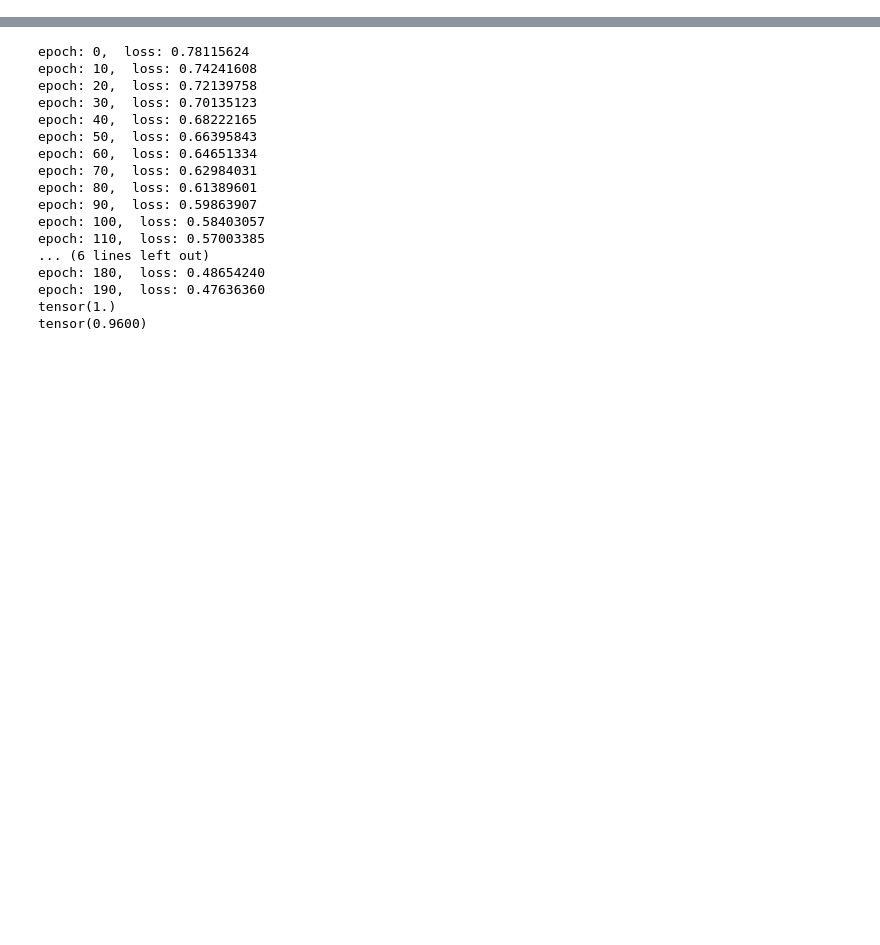
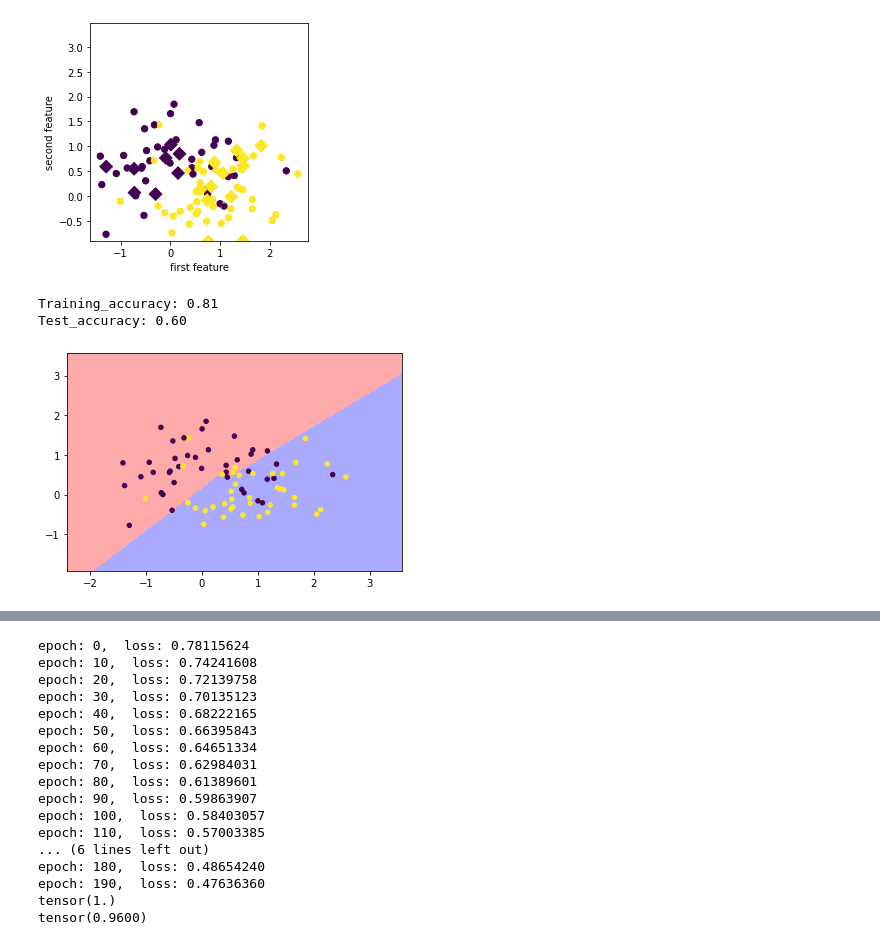
Before and after one commit to eriksali/DNN_2023_DL, a Jupyter notebook: a2-2_data.ipynb, the cells around one changed output, grey strips where cells are left out. Cells and saved outputs as stored; diff of their text form; code cells hidden in the pictures; blank space fills up the shorter version.

```diff
--- a/a2-2_data.ipynb
+++ b/a2-2_data.ipynb
@@ -2,0 +231,52 @@
+# %%
+## Assignment #2
+## Q3
+## Sigmoid
+
+import numpy as np
+from sklearn.neural_network import MLPClassifier
+from sklearn.datasets import make_moons
+from sklearn.datasets import make_circles
+from sklearn.model_selection import train_test_split
+import matplotlib.pyplot as plt
+
+X, y = make_moons(n_samples = 100, noise = 0.50, random_state = 3)
+##X, y = make_circles(n_samples = 300, noise = 0.050, random_state = 2, factor = .2)
+X_train, X_test, y_train, y_test = train_test_split(X, y, test_size = 0.2, random_state = 42)
+plt.scatter(X_train[:, 0], X_train[:, 1], c = y_train, s = 40)
+plt.xlabel("Feature 0")
+plt.ylabel("Feature 1")
+plt.axis("square")
+
+mlp = MLPClassifier(hidden_layer_sizes = 5, activation = 'logistic', learning_rate_init = 0.05, batch_size = 10, solver = 'lbfgs', random_state = 0, max_iter = 500).fit(X_train, y_train)
+result = mlp.predict(X_test)
+marker = np.append(y_train, result, axis = 0)
+plt.scatter(X_train[:, 0], X_train[:, 1], c = y_train, s = 20)
+plt.scatter(X_test[:, 0], X_test[:, 1], c = result, marker = "D", s = 80)
+plt.xlabel("first feature")
+plt.ylabel("second feature")
+plt.show()
+
+print("Training_accuracy: {:.2f}".format(mlp.score(X_train, y_train)))
+y_pred = mlp.predict(X_test)
+print("Test_accuracy: {:.2f}".format(mlp.score(X_test, y_test)))
+y_pred = mlp.predict(X_test)
+
+# Plot the decision boundary
+from matplotlib.colors import ListedColormap
+cmap_light = ListedColormap(['#FFAAAA', '#AAFFAA', '#AAAAFF'])
+# Plot the decision boundary. For that, we will assign a color to each
+# point in the mesh [x_min, x_max]x[y_min, y_max]
+x_min, x_max = X[:, 0].min() - 1, X[:, 0].max() + 1
+y_min, y_max = X[:, 1].min() - 1, X[:, 0].max() + 1
+xx, yy = np.meshgrid(np.arange(x_min, x_max, 0.02), np.arange(y_min, y_max, 0.02))
+Z = mlp.predict(np.c_[xx.ravel(), yy.ravel()])
+Z = Z.reshape(xx.shape)
+plt.pcolormesh(xx, yy, Z, cmap = cmap_light)
+plt.scatter(X_train[:, 0], X_train[:, 1], c = y_train, s = 20)
+plt.show()
+# %% [output]
+[figure, added]
+Training_accuracy: 0.81
+Test_accuracy: 0.60
+[figure, added]
```
Also changed, not shown: parts of 19 cells of this notebook.
